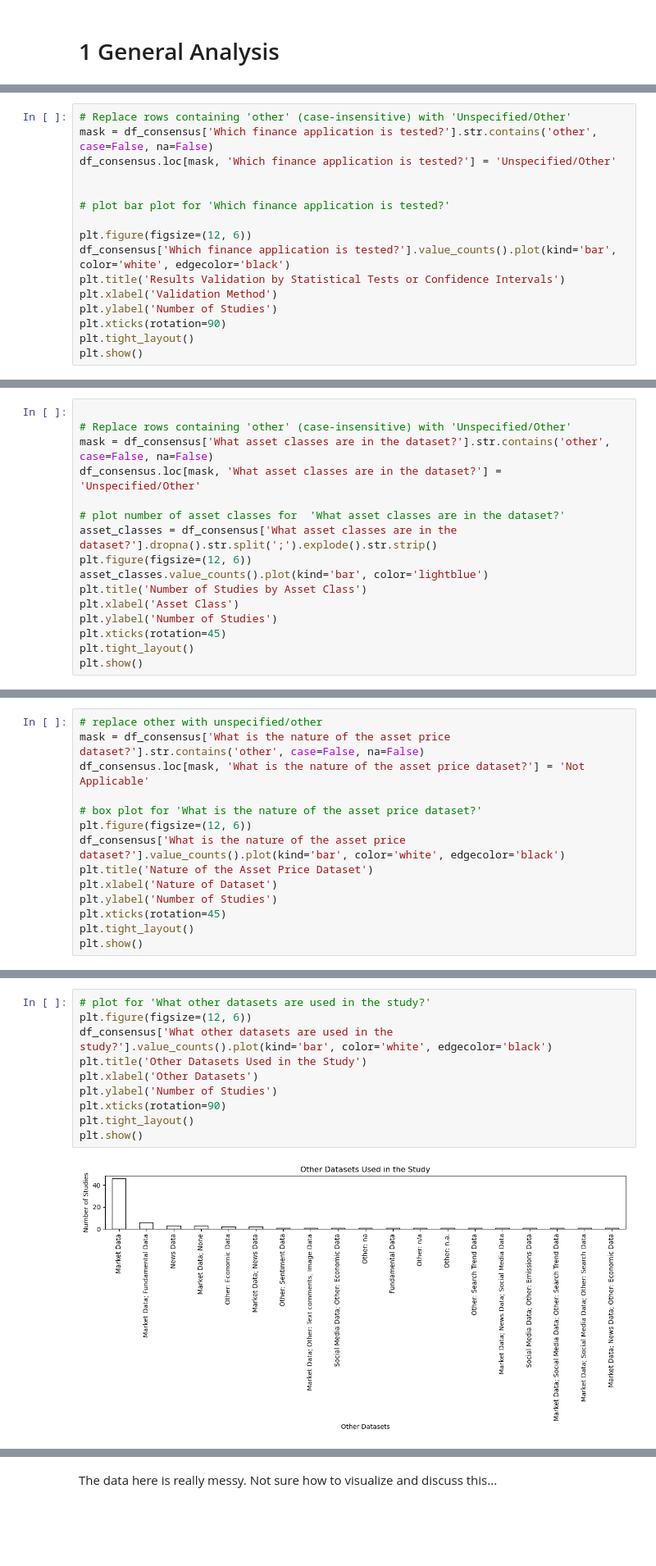
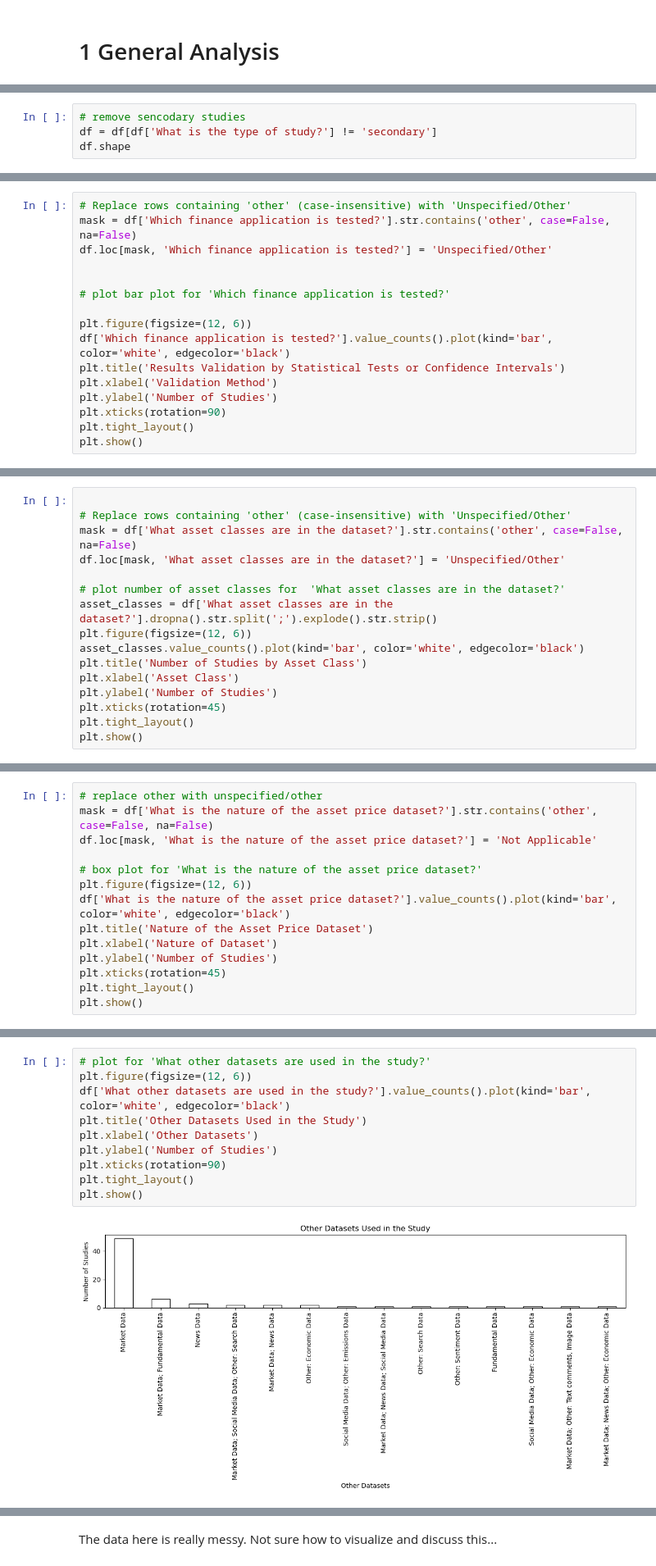
Before and after one commit to MSCA-DN-Digital-Finance/WP3_eXplainable_and_Fair_AI, a Jupyter notebook: IRP1/Code/systematic_literature_review/250602_analysis.ipynb, the cells around one changed output, grey strips where cells are left out. Shown at 82% size. Saved outputs shown, nothing was run; the diff lists cells and outputs as text; blank space fills up the shorter version.

```diff
--- a/IRP1/Code/systematic_literature_review/250602_analysis.ipynb
+++ b/IRP1/Code/systematic_literature_review/250602_analysis.ipynb
@@ -98,0 +62,4 @@ plt.show()
+# %%
+# remove sencodary studies
+df = df[df['What is the type of study?'] != 'secondary']
+df.shape
@@ -148,13 +101,13 @@ plt.show()
 # %%
 # Replace rows containing 'other' (case-insensitive) with 'Unspecified/Other'
-mask = df_consensus['Which finance application is tested?'].str.contains('other', case=False, na=False)
-df_consensus.loc[mask, 'Which finance application is tested?'] = 'Unspecified/Other'
+mask = df['Which finance application is tested?'].str.contains('other', case=False, na=False)
+df.loc[mask, 'Which finance application is tested?'] = 'Unspecified/Other'
 
 
 # plot bar plot for 'Which finance application is tested?'
 
 plt.figure(figsize=(12, 6))
-df_consensus['Which finance application is tested?'].value_counts().plot(kind='bar', color='white', edgecolor='black')
+df['Which finance application is tested?'].value_counts().plot(kind='bar', color='white', edgecolor='black')
 plt.title('Results Validation by Statistical Tests or Confidence Intervals')
 plt.xlabel('Validation Method')
 plt.ylabel('Number of Studies')
@@ -166,13 +121,13 @@ plt.show()
 # %%
 
 # Replace rows containing 'other' (case-insensitive) with 'Unspecified/Other'
-mask = df_consensus['What asset classes are in the dataset?'].str.contains('other', case=False, na=False)
-df_consensus.loc[mask, 'What asset classes are in the dataset?'] = 'Unspecified/Other'
+mask = df['What asset classes are in the dataset?'].str.contains('other', case=False, na=False)
+df.loc[mask, 'What asset classes are in the dataset?'] = 'Unspecified/Other'
 
 # plot number of asset classes for  'What asset classes are in the dataset?'
-asset_classes = df_consensus['What asset classes are in the dataset?'].dropna().str.split(';').explode().str.strip()
+asset_classes = df['What asset classes are in the dataset?'].dropna().str.split(';').explode().str.strip()
 plt.figure(figsize=(12, 6))
-asset_classes.value_counts().plot(kind='bar', color='lightblue')
+asset_classes.value_counts().plot(kind='bar', color='white', edgecolor='black')
 plt.title('Number of Studies by Asset Class')
 plt.xlabel('Asset Class')
 plt.ylabel('Number of Studies')
@@ -203,11 +162,11 @@ Number of studies with asset data: 156
 # %%
 # replace other with unspecified/other
-mask = df_consensus['What is the nature of the asset price dataset?'].str.contains('other', case=False, na=False)
-df_consensus.loc[mask, 'What is the nature of the asset price dataset?'] = 'Not Applicable'
+mask = df['What is the nature of the asset price dataset?'].str.contains('other', case=False, na=False)
+df.loc[mask, 'What is the nature of the asset price dataset?'] = 'Not Applicable'
 
 # box plot for 'What is the nature of the asset price dataset?'
 plt.figure(figsize=(12, 6))
-df_consensus['What is the nature of the asset price dataset?'].value_counts().plot(kind='bar', color='white', edgecolor='black')
+df['What is the nature of the asset price dataset?'].value_counts().plot(kind='bar', color='white', edgecolor='black')
 plt.title('Nature of the Asset Price Dataset')
 plt.xlabel('Nature of Dataset')
 plt.ylabel('Number of Studies')
@@ -259,15 +262,15 @@ Name: What other datasets are used in the study?, Length: 163, dtype: object
 # %%
 # plot for 'What other datasets are used in the study?'
 plt.figure(figsize=(12, 6))
-df_consensus['What other datasets are used in the study?'].value_counts().plot(kind='bar', color='white', edgecolor='black')
+df['What other datasets are used in the study?'].value_counts().plot(kind='bar', color='white', edgecolor='black')
 plt.title('Other Datasets Used in the Study')
 plt.xlabel('Other Datasets')
 plt.ylabel('Number of Studies')
 plt.xticks(rotation=90)
 plt.tight_layout()
 plt.show()
 # %% [output]
-[figure, old version]
+[figure, new version]
 # %%
 # plot for
 
```
Also changed, not shown: parts of 49 cells of this notebook, 2 other files.
